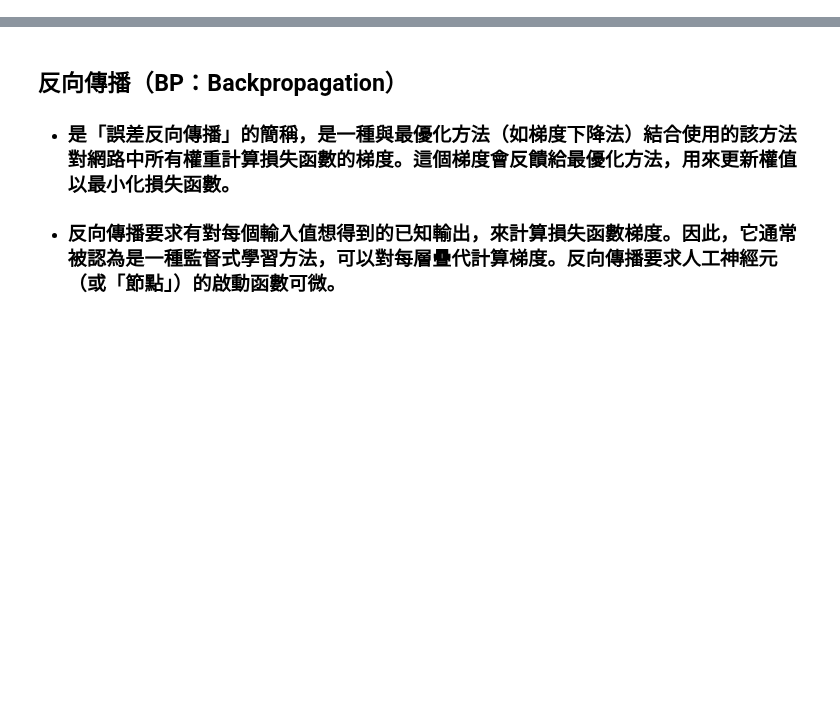
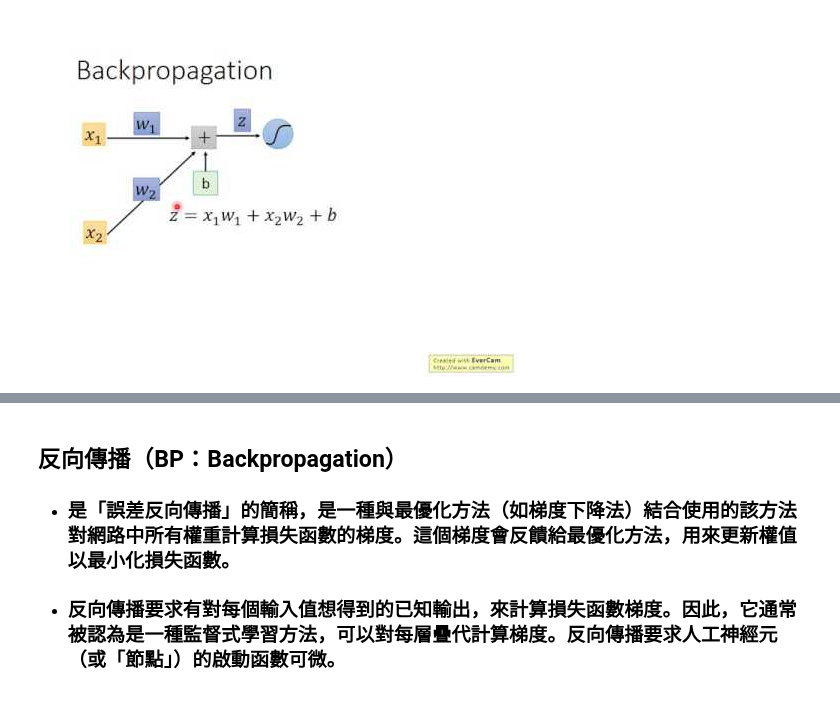
Before and after one commit to jackpopp125/2nd-ML100Days, a Jupyter notebook: homework/Day_075_HW/Day_075_HW.ipynb, the cells around one changed output, grey strips where cells are left out. Cells and saved outputs as stored; diff of their text form; code cells hidden in the pictures; blank space fills up the shorter version.

```diff
--- a/homework/Day_075_HW/Day_075_HW.ipynb
+++ b/homework/Day_075_HW/Day_075_HW.ipynb
@@ -0,0 +1,6 @@
+# %%
+from IPython.display import YouTubeVideo
+
+YouTubeVideo('ibJpTrp5mcE')
+# %% [output]
+[figure, added]
```
Also changed, not shown: parts of 1 cell of this notebook.
